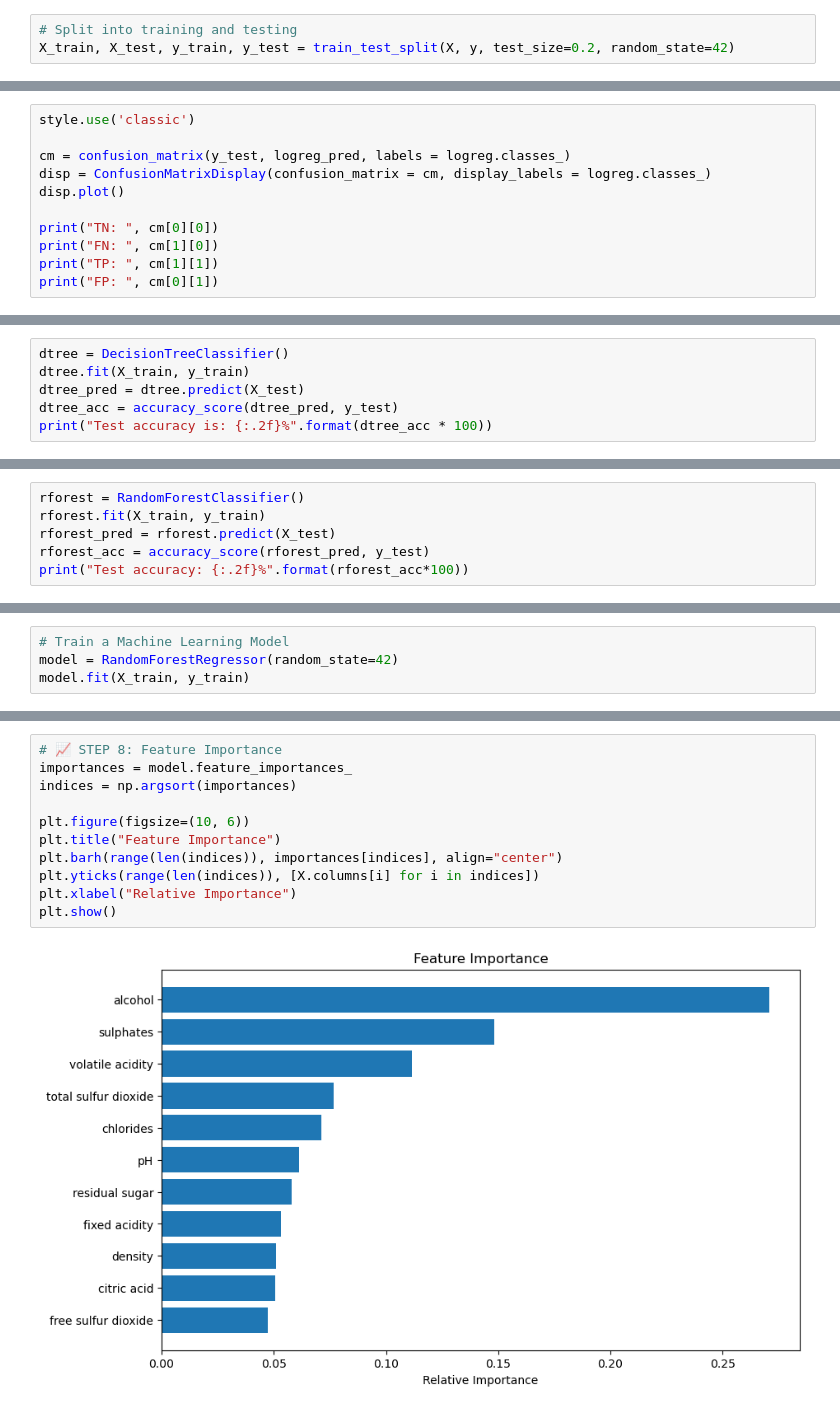
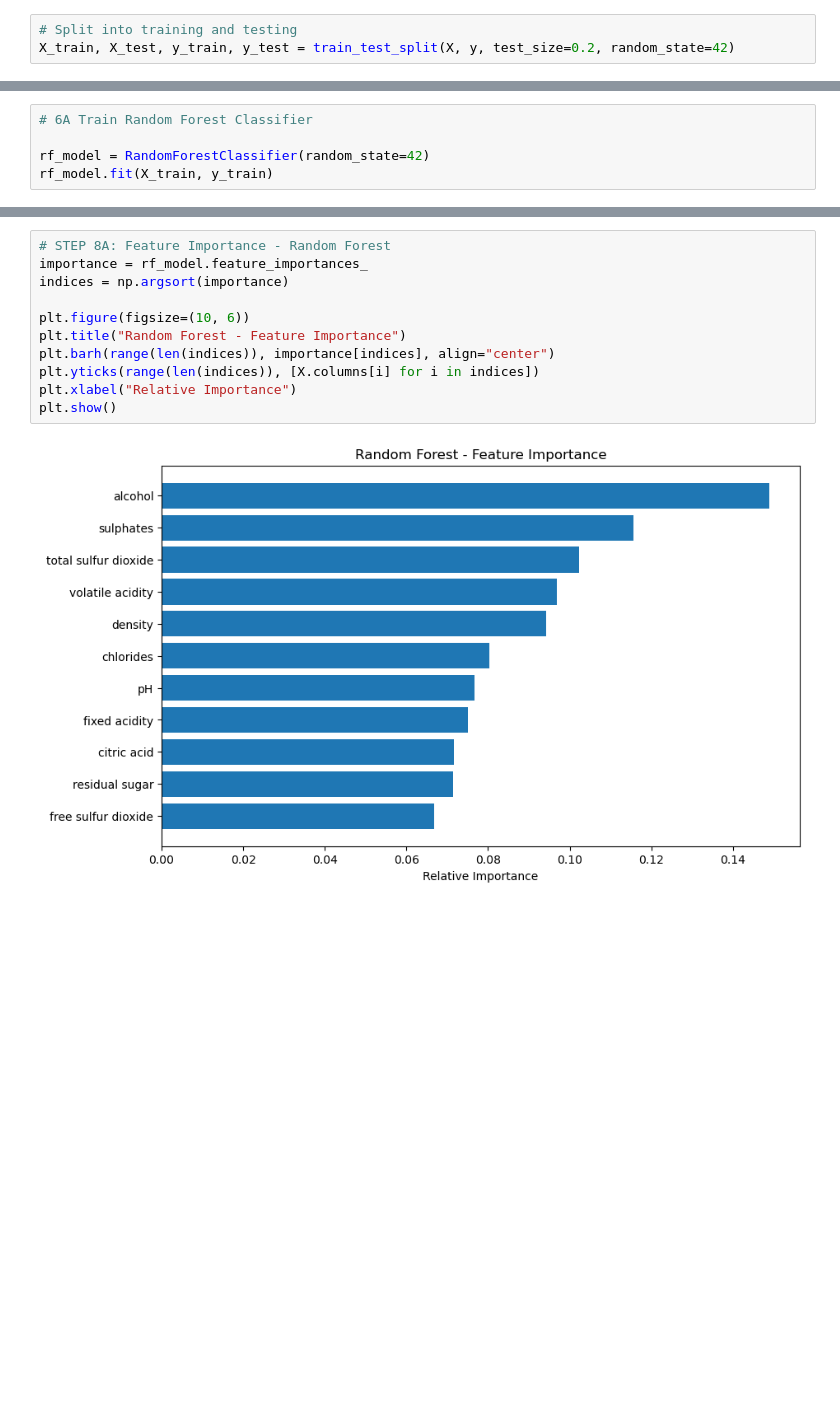
Before and after one commit to PisethChuon/Red-Wine-Quality-Prediction, a Jupyter notebook: notebooks/red_wine_prediction.ipynb, the cells around one changed output, grey strips where cells are left out. Saved outputs shown, nothing was run; the diff lists cells and outputs as text; blank space fills up the shorter version.

Commit message:
add importance feature

```diff
--- a/notebooks/red_wine_prediction.ipynb
+++ b/notebooks/red_wine_prediction.ipynb
@@ -151,11 +124,0 @@ weighted avg       0.50      0.56      0.51       320
-# %%
-style.use('classic')
-
-cm = confusion_matrix(y_test, logreg_pred, labels = logreg.classes_)
-disp = ConfusionMatrixDisplay(confusion_matrix = cm, display_labels = logreg.classes_)
-disp.plot()
-
-print("TN: ", cm[0][0])
-print("FN: ", cm[1][0])
-print("TP: ", cm[1][1])
-print("FP: ", cm[0][1])
@@ -170,6 +124,0 @@ FP:  0
-# %%
-dtree = DecisionTreeClassifier()
-dtree.fit(X_train, y_train)
-dtree_pred = dtree.predict(X_test)
-dtree_acc = accuracy_score(dtree_pred, y_test)
-print("Test accuracy is: {:.2f}%".format(dtree_acc * 100))
@@ -178,6 +124,0 @@ Test accuracy is: 56.88%
-# %%
-rforest = RandomForestClassifier()
-rforest.fit(X_train, y_train)
-rforest_pred = rforest.predict(X_test)
-rforest_acc = accuracy_score(rforest_pred, y_test)
-print("Test accuracy: {:.2f}%".format(rforest_acc*100))
@@ -193,5 +131,6 @@ X_test = scaler.transform(X_test)
 # %%
-# Train a Machine Learning Model
-model = RandomForestRegressor(random_state=42)
-model.fit(X_train, y_train)
+# 6A Train Random Forest Classifier
+
+rf_model = RandomForestClassifier(random_state=42)
+rf_model.fit(X_train, y_train)
 # %% [output]
@@ -242,13 +163,13 @@ Mean Squared Error: 0.3006603124999999
 # %%
-# 📈 STEP 8: Feature Importance
-importances = model.feature_importances_
-indices = np.argsort(importances)
+# STEP 8A: Feature Importance - Random Forest
+importance = rf_model.feature_importances_
+indices = np.argsort(importance)
 
 plt.figure(figsize=(10, 6))
-plt.title("Feature Importance")
-plt.barh(range(len(indices)), importances[indices], align="center")
+plt.title("Random Forest - Feature Importance")
+plt.barh(range(len(indices)), importance[indices], align="center")
 plt.yticks(range(len(indices)), [X.columns[i] for i in indices])
 plt.xlabel("Relative Importance")
 plt.show()
 # %% [output]
-[figure, old version]
+[figure, new version]
```
Also changed, not shown: parts of 25 cells of this notebook.
